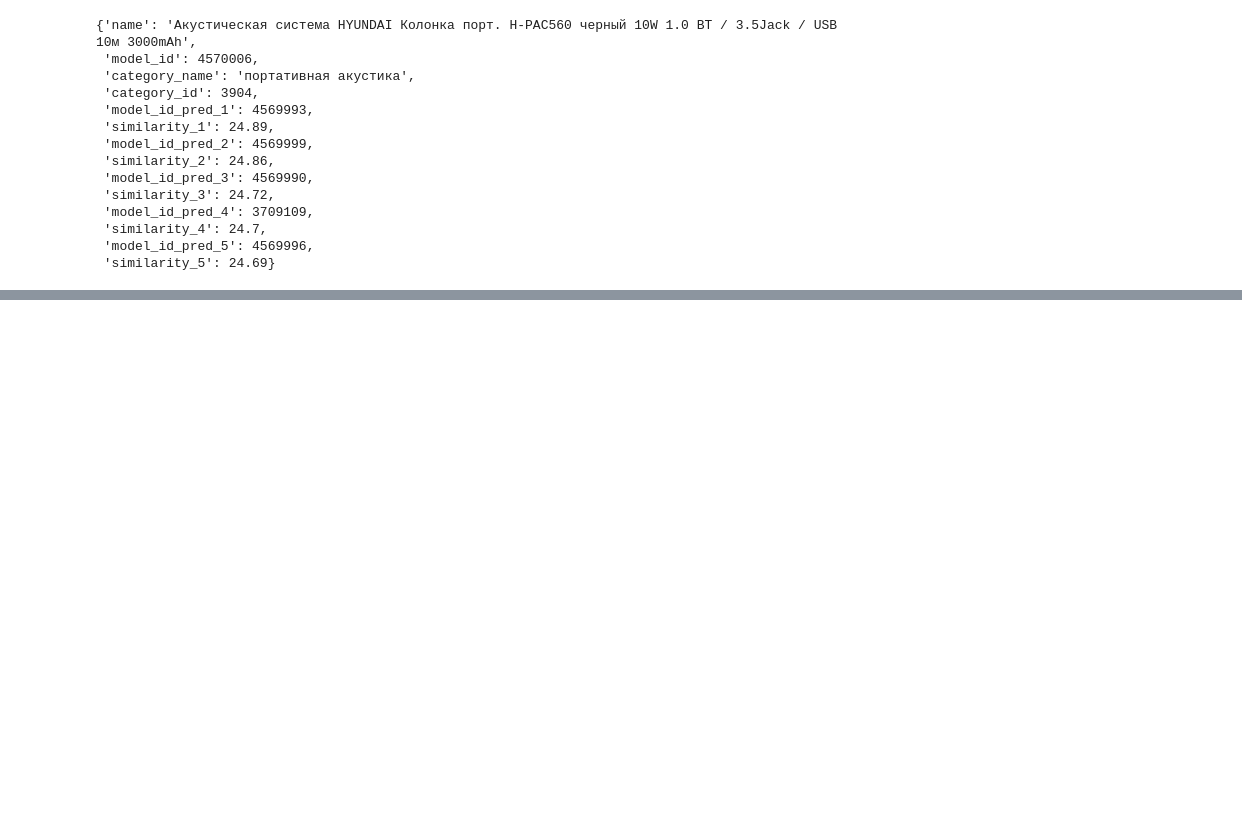
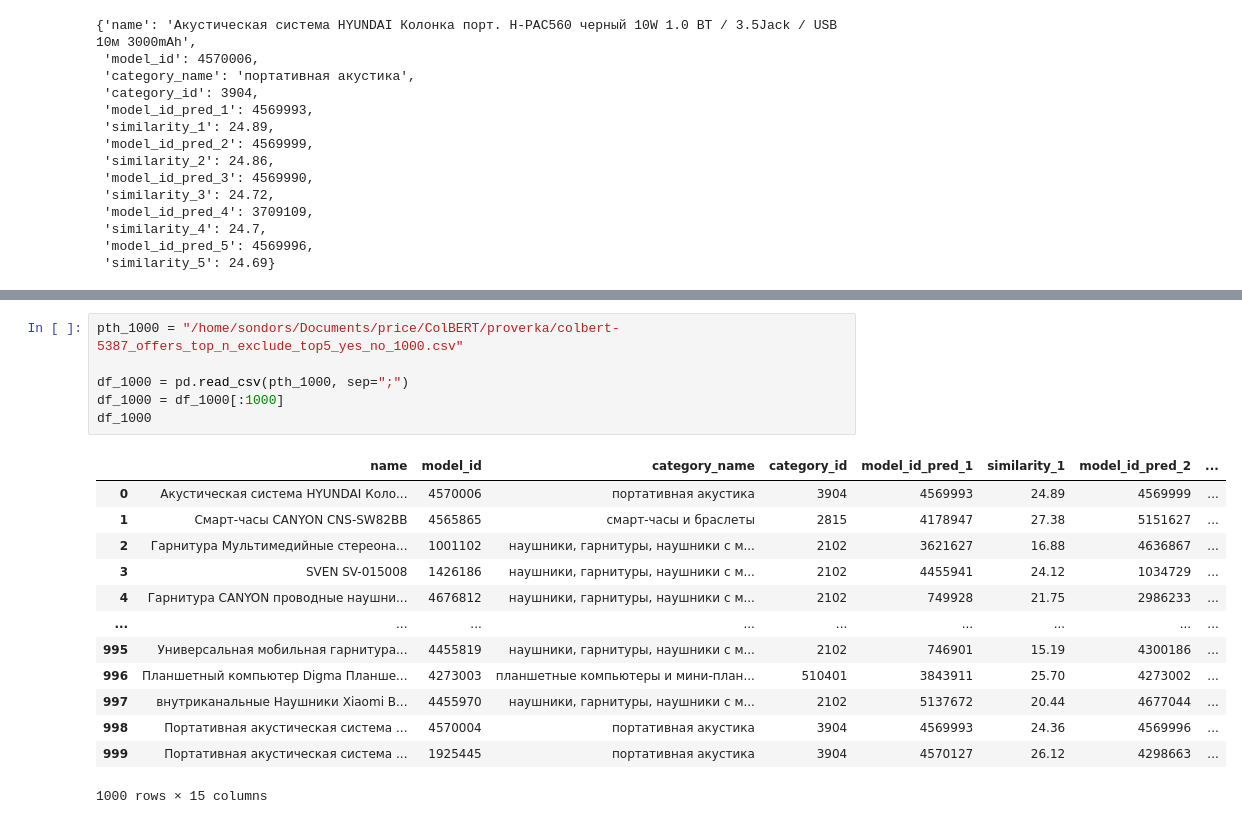
Before and after one commit to IgorSondors/ColBERT, a Jupyter notebook: EVAL/yes_no_data.ipynb, the cells around one changed output, grey strips where cells are left out. Saved outputs shown, nothing was run; the diff lists cells and outputs as text; blank space fills up the shorter version.

```diff
--- a/EVAL/yes_no_data.ipynb
+++ b/EVAL/yes_no_data.ipynb
@@ -257,0 +223,20 @@ df
+# %%
+pth_1000 = "/home/sondors/Documents/price/ColBERT/proverka/colbert-5387_offers_top_n_exclude_top5_yes_no_1000.csv"
+
+df_1000 = pd.read_csv(pth_1000, sep=";")
+df_1000 = df_1000[:1000]
+df_1000
+# %% [output]
+|  | name | model_id | category_name | category_id | model_id_pred_1 | similarity_1 | model_id_pred_2 | ... |
+| 0 | Акустическая система HYUNDAI Коло... | 4570006 | портативная акустика | 3904 | 4569993 | 24.89 | 4569999 | ... |
+| 1 | Смарт-часы CANYON CNS-SW82BB | 4565865 | смарт-часы и браслеты | 2815 | 4178947 | 27.38 | 5151627 | ... |
+| 2 | Гарнитура Мультимедийные стереона... | 1001102 | наушники, гарнитуры, наушники c м... | 2102 | 3621627 | 16.88 | 4636867 | ... |
+| 3 | SVEN SV-015008 | 1426186 | наушники, гарнитуры, наушники c м... | 2102 | 4455941 | 24.12 | 1034729 | ... |
+| 4 | Гарнитура CANYON проводные наушни... | 4676812 | наушники, гарнитуры, наушники c м... | 2102 | 749928 | 21.75 | 2986233 | ... |
+| ... | ... | ... | ... | ... | ... | ... | ... | ... |
+| 995 | Универсальная мобильная гарнитура... | 4455819 | наушники, гарнитуры, наушники c м... | 2102 | 746901 | 15.19 | 4300186 | ... |
+| 996 | Планшетный компьютер Digma Планше... | 4273003 | планшетные компьютеры и мини-план... | 510401 | 3843911 | 25.70 | 4273002 | ... |
+| 997 | внутриканальные Наушники Xiaomi B... | 4455970 | наушники, гарнитуры, наушники c м... | 2102 | 5137672 | 20.44 | 4677044 | ... |
+| 998 | Портативная акустическая система ... | 4570004 | портативная акустика | 3904 | 4569993 | 24.36 | 4569996 | ... |
+| 999 | Портативная акустическая система ... | 1925445 | портативная акустика | 3904 | 4570127 | 26.12 | 4298663 | ... |
+1000 rows × 15 columns
```
Also changed, not shown: parts of 14 cells of this notebook, 1 other file.
